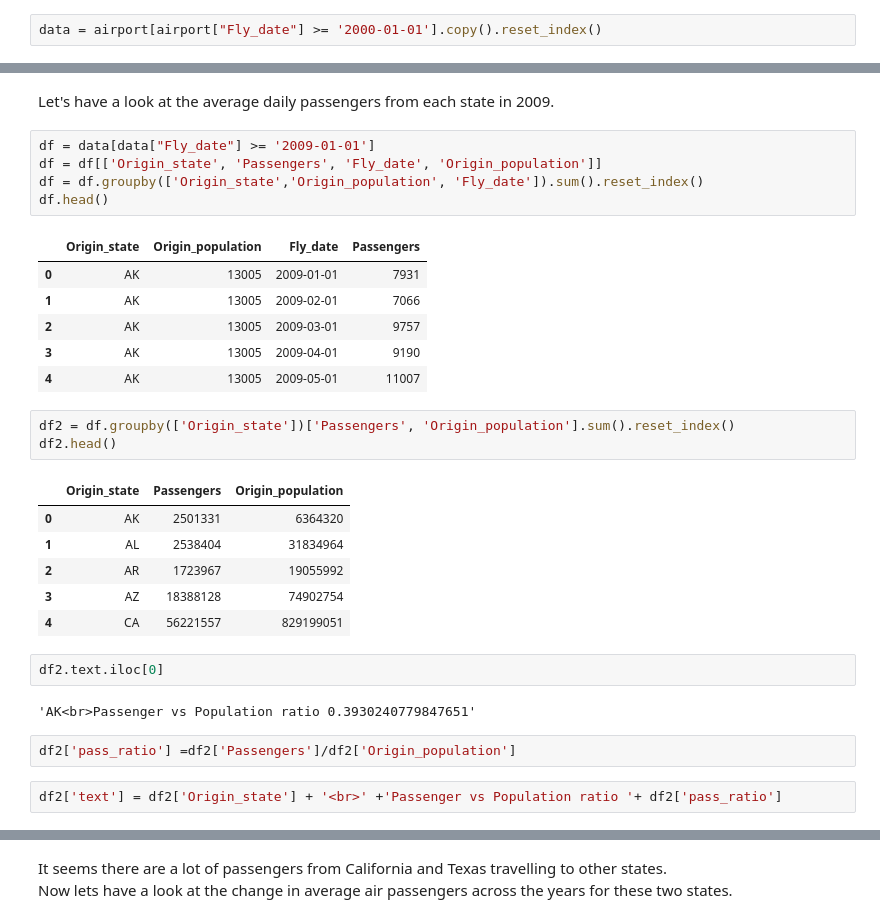
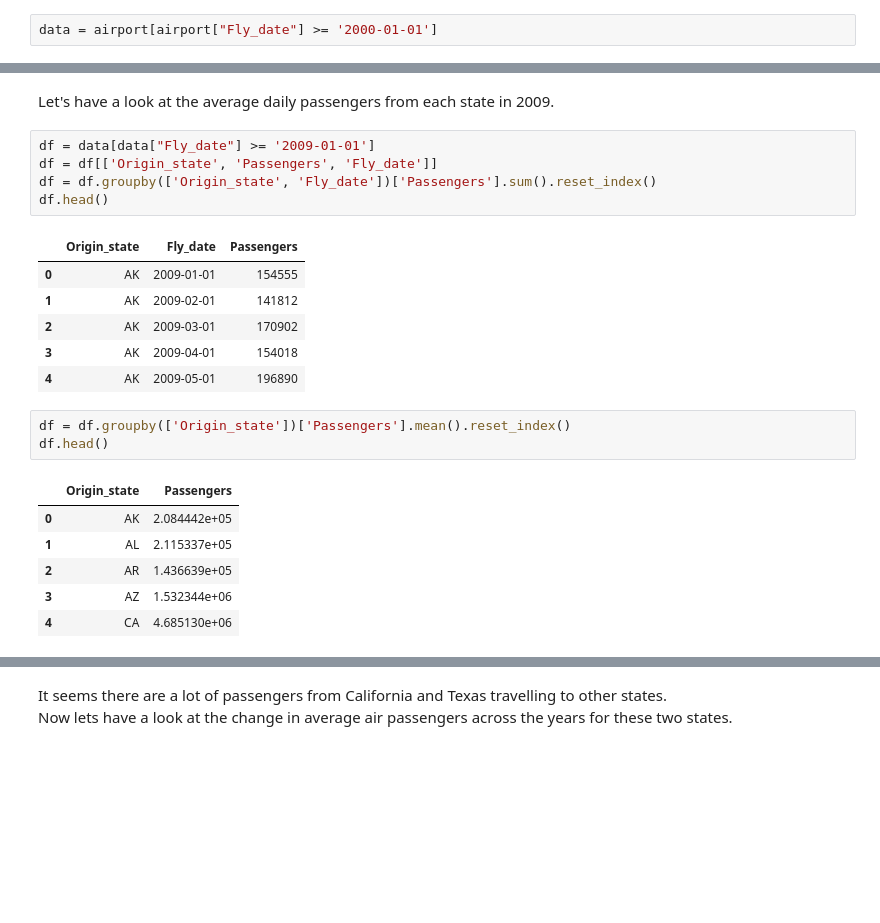
Before and after one commit to arpitaj5/USA_Airport_Data_Visualization, a Jupyter notebook: Alpha_stage.ipynb, the cells around one changed output, grey strips where cells are left out. Cells and saved outputs as stored; diff of their text form; blank space fills up the shorter version.

```diff
--- a/Alpha_stage.ipynb
+++ b/Alpha_stage.ipynb
@@ -26,7 +39,7 @@ Index(['Origin_airport', 'Destination_airport', 'Origin_city',
 ### Feature engineering
 We are only interested in data from 2000 till 2009.
 # %%
-data = airport[airport["Fly_date"] >= '2000-01-01'].copy().reset_index()
+data = airport[airport["Fly_date"] >= '2000-01-01']
 # %%
 len(data)
 # %% [output]
@@ -42,32 +73,24 @@ data['Month'] = data['Fly_date'].apply(lambda x: x.split('-')[1].strip(' '))
 Let's have a look at the average daily passengers from each state in 2009.
 # %%
 df = data[data["Fly_date"] >= '2009-01-01']
-df = df[['Origin_state', 'Passengers', 'Fly_date', 'Origin_population']]
-df = df.groupby(['Origin_state','Origin_population', 'Fly_date']).sum().reset_index()
+df = df[['Origin_state', 'Passengers', 'Fly_date']]
+df = df.groupby(['Origin_state', 'Fly_date'])['Passengers'].sum().reset_index()
 df.head()
 # %% [output]
-|  | Origin_state | Origin_population | Fly_date | Passengers |
-| 0 | AK | 13005 | 2009-01-01 | 7931 |
-| 1 | AK | 13005 | 2009-02-01 | 7066 |
-| 2 | AK | 13005 | 2009-03-01 | 9757 |
-| 3 | AK | 13005 | 2009-04-01 | 9190 |
-| 4 | AK | 13005 | 2009-05-01 | 11007 |
+|  | Origin_state | Fly_date | Passengers |
+| 0 | AK | 2009-01-01 | 154555 |
+| 1 | AK | 2009-02-01 | 141812 |
+| 2 | AK | 2009-03-01 | 170902 |
+| 3 | AK | 2009-04-01 | 154018 |
+| 4 | AK | 2009-05-01 | 196890 |
 # %%
-df2 = df.groupby(['Origin_state'])['Passengers', 'Origin_population'].sum().reset_index()
-df2.head()
+df = df.groupby(['Origin_state'])['Passengers'].mean().reset_index()
+df.head()
 # %% [output]
-|  | Origin_state | Passengers | Origin_population |
-| 0 | AK | 2501331 | 6364320 |
-| 1 | AL | 2538404 | 31834964 |
-| 2 | AR | 1723967 | 19055992 |
-| 3 | AZ | 18388128 | 74902754 |
-| 4 | CA | 56221557 | 829199051 |
+|  | Origin_state | Passengers |
+| 0 | AK | 2.084442e+05 |
+| 1 | AL | 2.115337e+05 |
+| 2 | AR | 1.436639e+05 |
+| 3 | AZ | 1.532344e+06 |
+| 4 | CA | 4.685130e+06 |
-# %%
-df2.text.iloc[0]
-# %% [output]
-'AK<br>Passenger vs Population ratio 0.3930240779847651'
-# %%
-df2['pass_ratio'] =df2['Passengers']/df2['Origin_population']
-# %%
-df2['text'] = df2['Origin_state'] + '<br>' +'Passenger vs Population ratio '+ df2['pass_ratio']
 # %%
```
Also changed, not shown: parts of 11 cells of this notebook, 7 other files.
